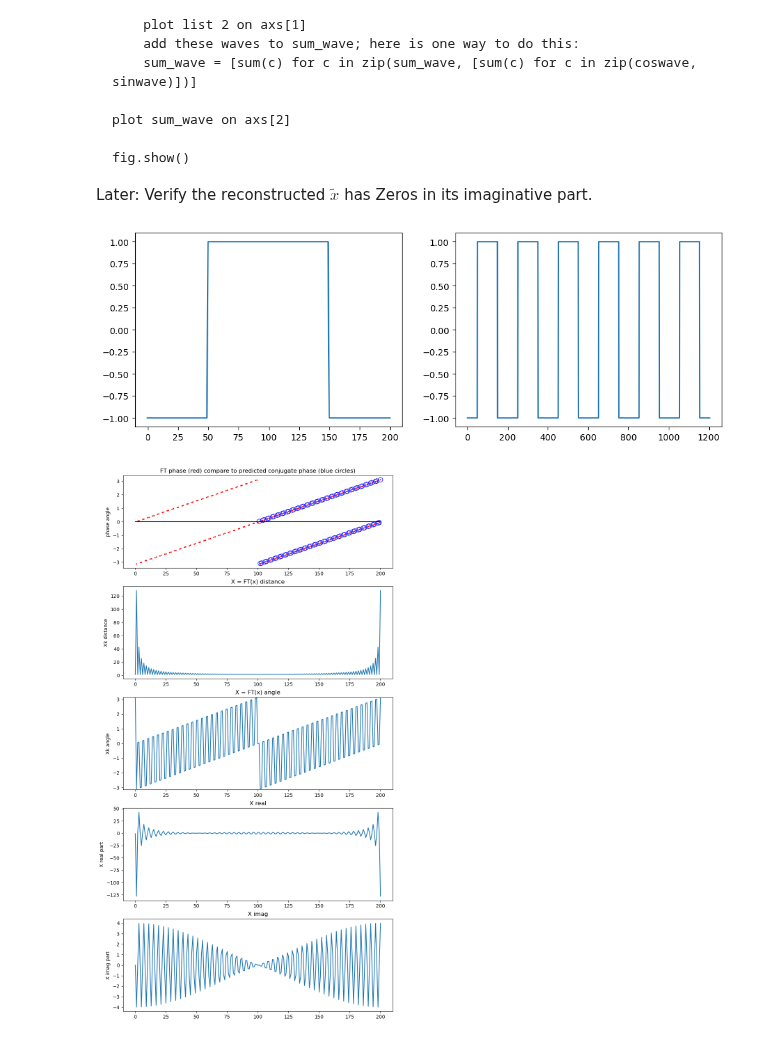
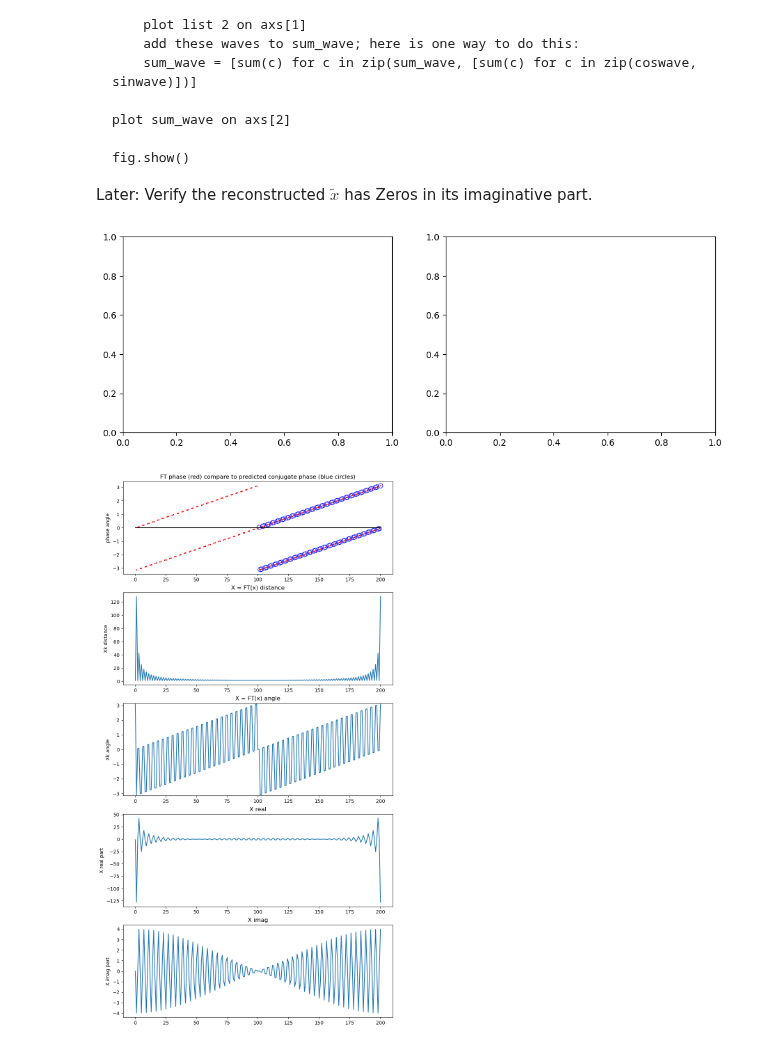
Before and after one commit to robfatland/othermathclub, a Jupyter notebook: DiscreteFourierTransform.ipynb, the cells around one changed output. Saved outputs shown, nothing was run; the diff lists cells and outputs as text; code cells hidden in the pictures.

```diff
--- a/DiscreteFourierTransform.ipynb
+++ b/DiscreteFourierTransform.ipynb
@@ -145,31 +145,35 @@ fig.show()
 
 Later: Verify the reconstructed $\tilde{x}$ has Zeros in its imaginative part.
 # %%
+# task: Predict - Uncomment - Run the code - Evaluate what happened (PURE)
+
+
 from matplotlib import pyplot as plt
 from math import pi, sin, cos, sqrt, atan2
-from random import randint
+from random import randint, random
 from numpy import arange
+import numpy as np
 
 fig,axs=plt.subplots(1,2, figsize=(12, 4))
 
 x = [1, 2, 3, 5, 2, 4, -2, -1]
 
 x = [randint(0,10)-5 for i in range(100)]
 
 x, segment = [], 50
 
 low = -1.
 high = 1.
 for i in range(segment): x.append(low)
 for i in range(2*segment): x.append(high)
 for i in range(segment): x.append(low)
 x.append(low)   # making N odd results in a cleaner FT
 
 x_rep = x + x + x + x + x + x
 
-axs[0].plot(x)
-axs[1].plot(x_rep)
-fig.show()
+# axs[0].plot(x)
+# axs[1].plot(x_rep)
+# fig.show()
 # %% [output]
-[figure, old version]
+[figure, new version]
 # %%
```
Also changed, not shown: parts of 13 cells of this notebook.
